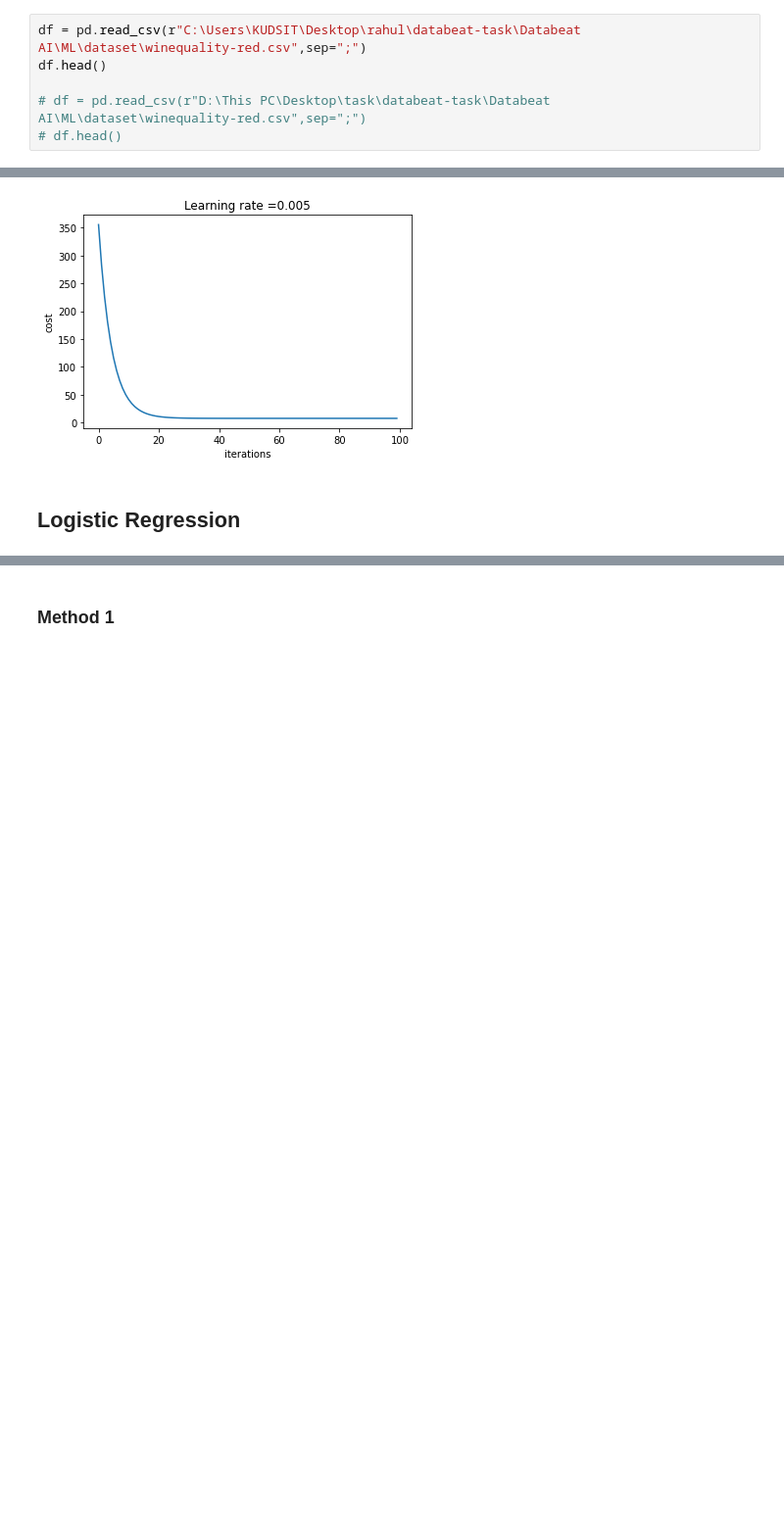
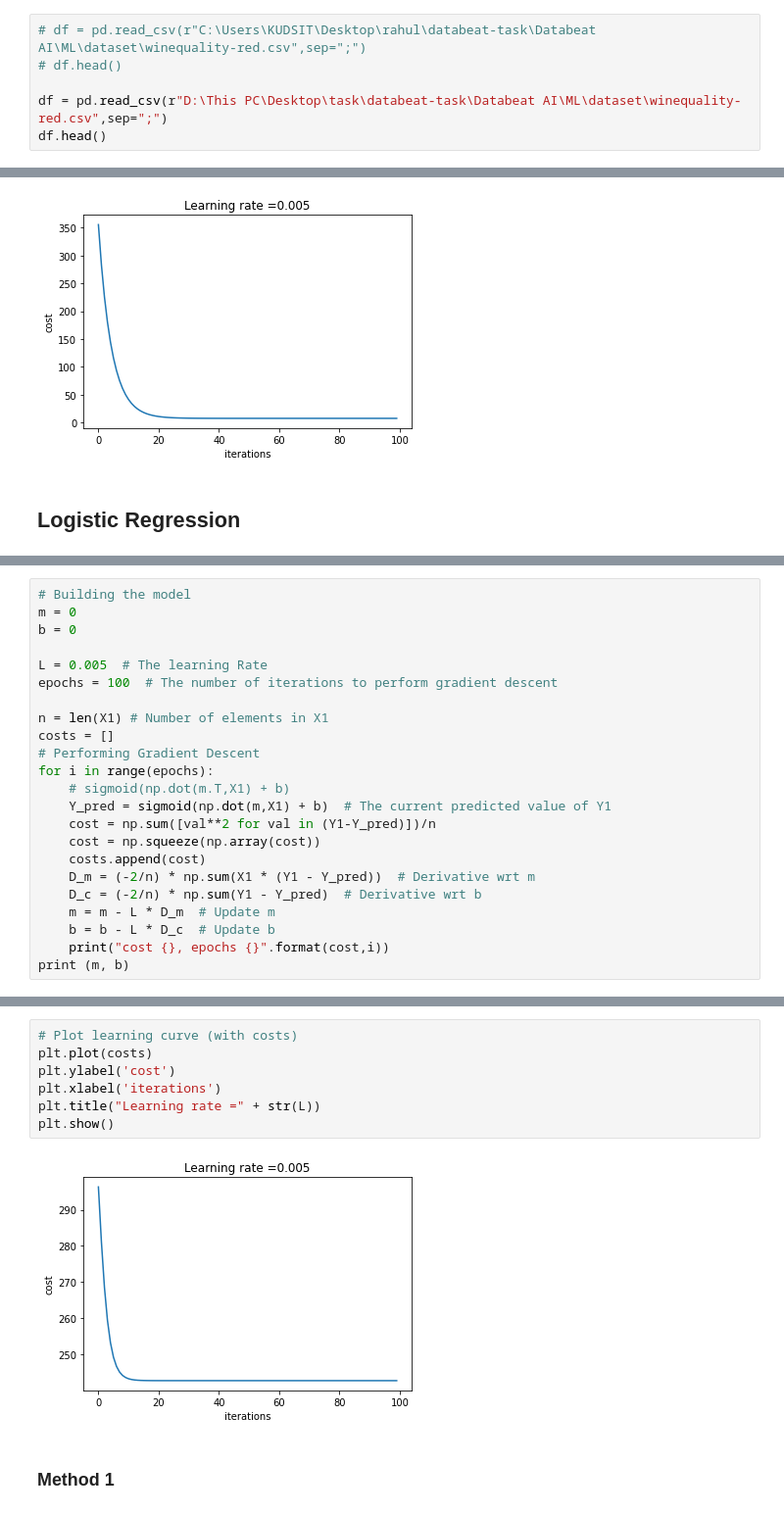
Before and after one commit to rahulponnusamyofficial/databeat-task, a Jupyter notebook: Databeat AI/ML/ML.ipynb, the cells around one changed output, grey strips where cells are left out. Shown: that part at 98% size. Cells and saved outputs as stored; diff of their text form; blank space fills up the shorter version.

```diff
--- a/Databeat AI/ML/ML.ipynb
+++ b/Databeat AI/ML/ML.ipynb
@@ -14,11 +14,11 @@ import seaborn as sns
 import warnings
 warnings.filterwarnings('ignore')
 # %%
-df = pd.read_csv(r"C:\Users\KUDSIT\Desktop\rahul\databeat-task\Databeat AI\ML\dataset\winequality-red.csv",sep=";")
+# df = pd.read_csv(r"C:\Users\KUDSIT\Desktop\rahul\databeat-task\Databeat AI\ML\dataset\winequality-red.csv",sep=";")
+# df.head()
+
+df = pd.read_csv(r"D:\This PC\Desktop\task\databeat-task\Databeat AI\ML\dataset\winequality-red.csv",sep=";")
 df.head()
-
-# df = pd.read_csv(r"D:\This PC\Desktop\task\databeat-task\Databeat AI\ML\dataset\winequality-red.csv",sep=";")
-# df.head()
 # %% [output]
 |  | fixed acidity | volatile acidity | citric acid | residual sugar | chlorides | free sulfur dioxide | ... |
 | 0 | 7.4 | 0.70 | 0.00 | 1.9 | 0.076 | 11.0 | ... |
@@ -339,0 +361,23 @@ plt.show()
+# %%
+# Building the model
+m = 0
+b = 0
+
+L = 0.005  # The learning Rate
+epochs = 100  # The number of iterations to perform gradient descent
+
+n = len(X1) # Number of elements in X1
+costs = []
+# Performing Gradient Descent
+for i in range(epochs):
+    # sigmoid(np.dot(m.T,X1) + b)
+    Y_pred = sigmoid(np.dot(m,X1) + b)  # The current predicted value of Y1
+    cost = np.sum([val**2 for val in (Y1-Y_pred)])/n
+    cost = np.squeeze(np.array(cost))
+    costs.append(cost)
+    D_m = (-2/n) * np.sum(X1 * (Y1 - Y_pred))  # Derivative wrt m
+    D_c = (-2/n) * np.sum(Y1 - Y_pred)  # Derivative wrt b
+    m = m - L * D_m  # Update m
+    b = b - L * D_c  # Update b
+    print("cost {}, epochs {}".format(cost,i))
+print (m, b)
@@ -340,3 +402,12 @@ plt.show()
+# %%
+# Plot learning curve (with costs)
+plt.plot(costs)
+plt.ylabel('cost')
+plt.xlabel('iterations')
+plt.title("Learning rate =" + str(L))
+plt.show()
+# %% [output]
+[figure, added]
 # %% [markdown]
 ### Method 1
 # %% [markdown]
```
Also changed, not shown: parts of 3 cells of this notebook, 1 other file.
